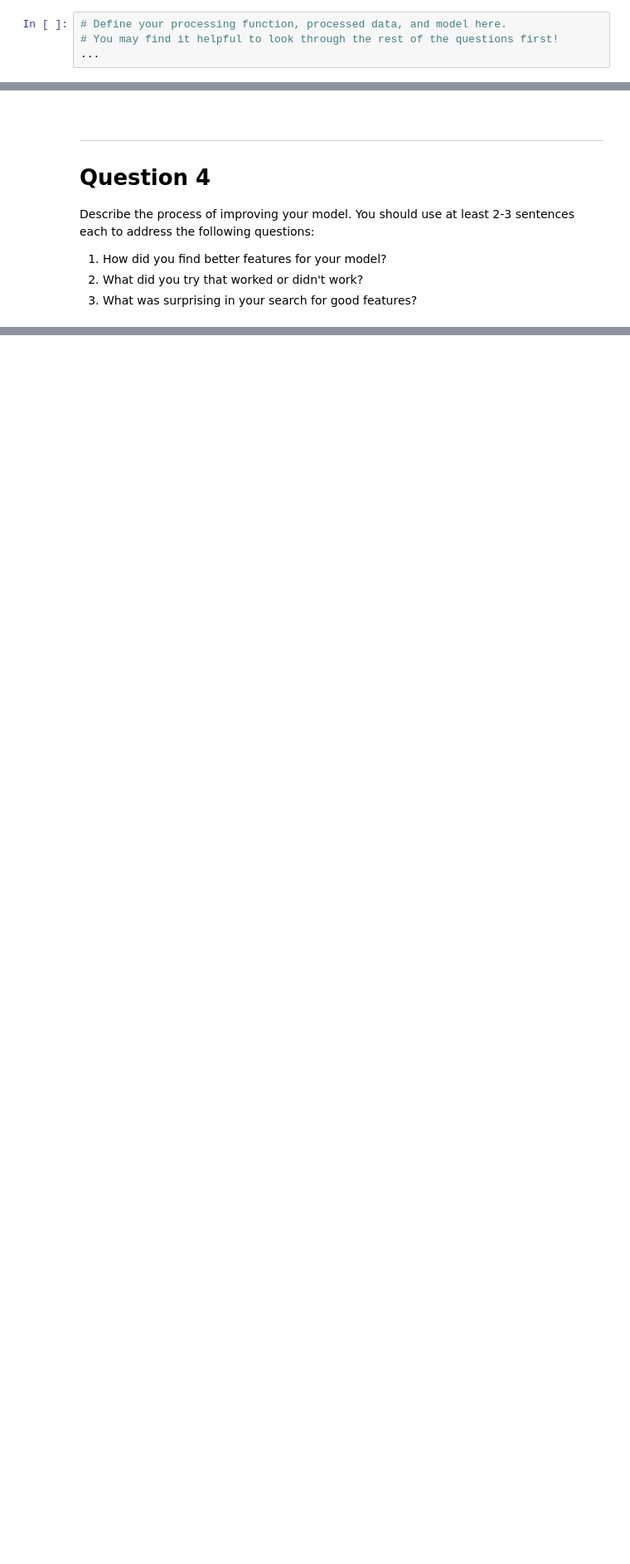
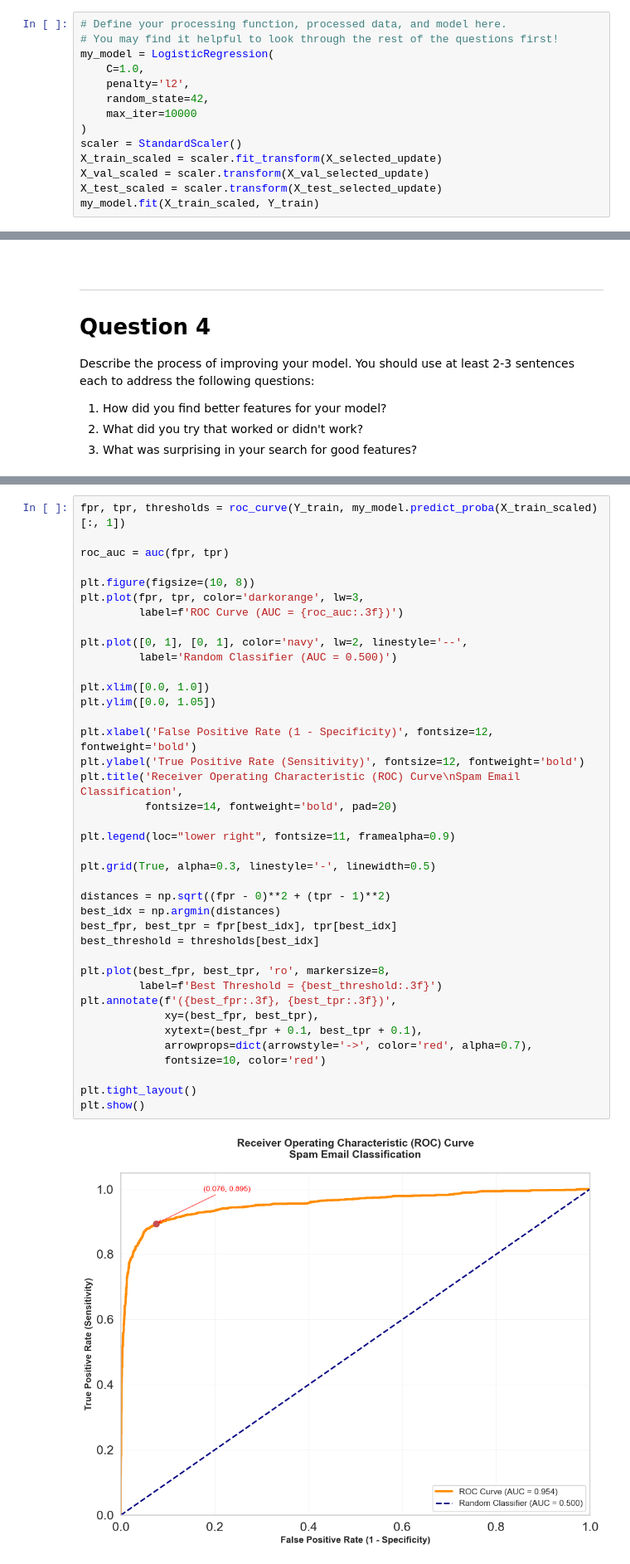
Before and after one commit to ac0033/sp25-student, a Jupyter notebook: proj/projB2/projB2.ipynb, the cells around one changed output, grey strips where cells are left out. Shown at 83% size. Saved outputs shown, nothing was run; the diff lists cells and outputs as text; blank space fills up the shorter version.

```diff
--- a/proj/projB2/projB2.ipynb
+++ b/proj/projB2/projB2.ipynb
@@ -316,4 +595,14 @@ from collections import Counter
 # %%
 # Define your processing function, processed data, and model here.
 # You may find it helpful to look through the rest of the questions first!
-...
+my_model = LogisticRegression(
+    C=1.0,
+    penalty='l2',
+    random_state=42,
+    max_iter=10000
+)
+scaler = StandardScaler()
+X_train_scaled = scaler.fit_transform(X_selected_update)
+X_val_scaled = scaler.transform(X_val_selected_update)
+X_test_scaled = scaler.transform(X_test_selected_update)
+my_model.fit(X_train_scaled, Y_train)
@@ -449,3 +773,44 @@ The Receiver Operating Characteristic (ROC) curve shows this trade-off for each
+# %%
+fpr, tpr, thresholds = roc_curve(Y_train, my_model.predict_proba(X_train_scaled)[:, 1])
+
+roc_auc = auc(fpr, tpr)
+
+plt.figure(figsize=(10, 8))
+plt.plot(fpr, tpr, color='darkorange', lw=3,
+         label=f'ROC Curve (AUC = {roc_auc:.3f})')
+
+plt.plot([0, 1], [0, 1], color='navy', lw=2, linestyle='--',
+         label='Random Classifier (AUC = 0.500)')
+
+plt.xlim([0.0, 1.0])
+plt.ylim([0.0, 1.05])
+
+plt.xlabel('False Positive Rate (1 - Specificity)', fontsize=12, fontweight='bold')
+plt.ylabel('True Positive Rate (Sensitivity)', fontsize=12, fontweight='bold')
+plt.title('Receiver Operating Characteristic (ROC) Curve\nSpam Email Classification',
+          fontsize=14, fontweight='bold', pad=20)
+
+plt.legend(loc="lower right", fontsize=11, framealpha=0.9)
+
+plt.grid(True, alpha=0.3, linestyle='-', linewidth=0.5)
+
+distances = np.sqrt((fpr - 0)**2 + (tpr - 1)**2)
+best_idx = np.argmin(distances)
+best_fpr, best_tpr = fpr[best_idx], tpr[best_idx]
+best_threshold = thresholds[best_idx]
+
+plt.plot(best_fpr, best_tpr, 'ro', markersize=8,
+         label=f'Best Threshold = {best_threshold:.3f}')
+plt.annotate(f'({best_fpr:.3f}, {best_tpr:.3f})',
+             xy=(best_fpr, best_tpr),
+             xytext=(best_fpr + 0.1, best_tpr + 0.1),
+             arrowprops=dict(arrowstyle='->', color='red', alpha=0.7),
+             fontsize=10, color='red')
+
+plt.tight_layout()
+plt.show()
+# %% [output]
+[figure, added]
 # %% [markdown]
 <!-- END QUESTION -->
 
```
Also changed, not shown: parts of 57 cells of this notebook, 4 other files.
